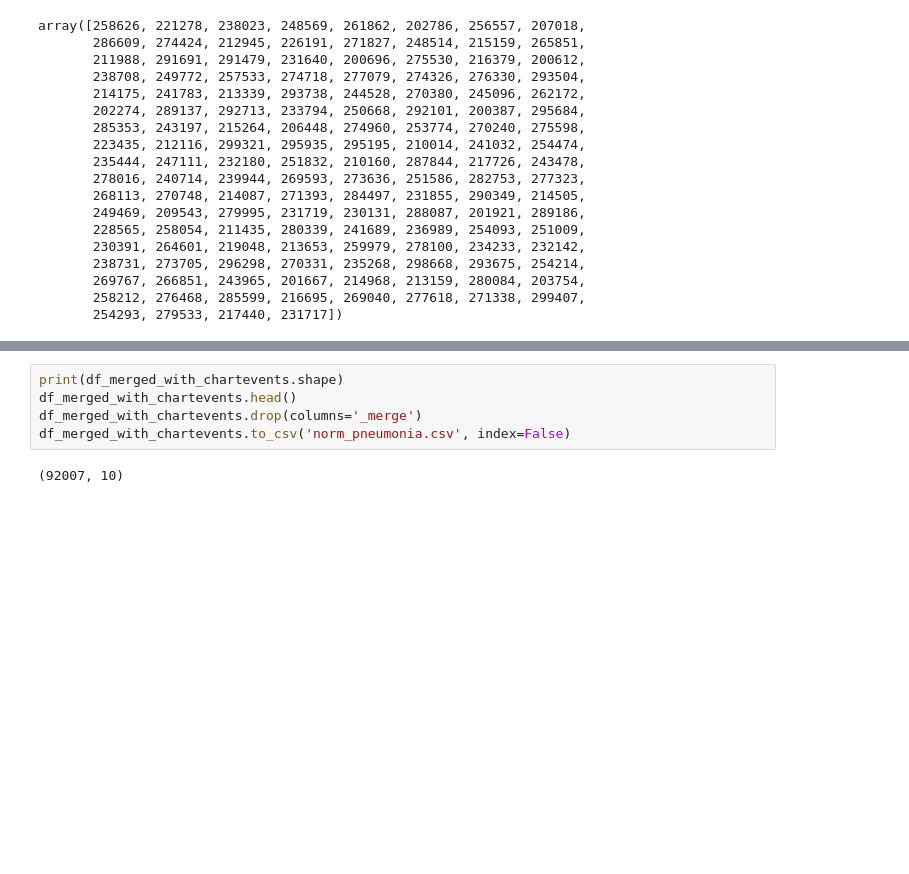
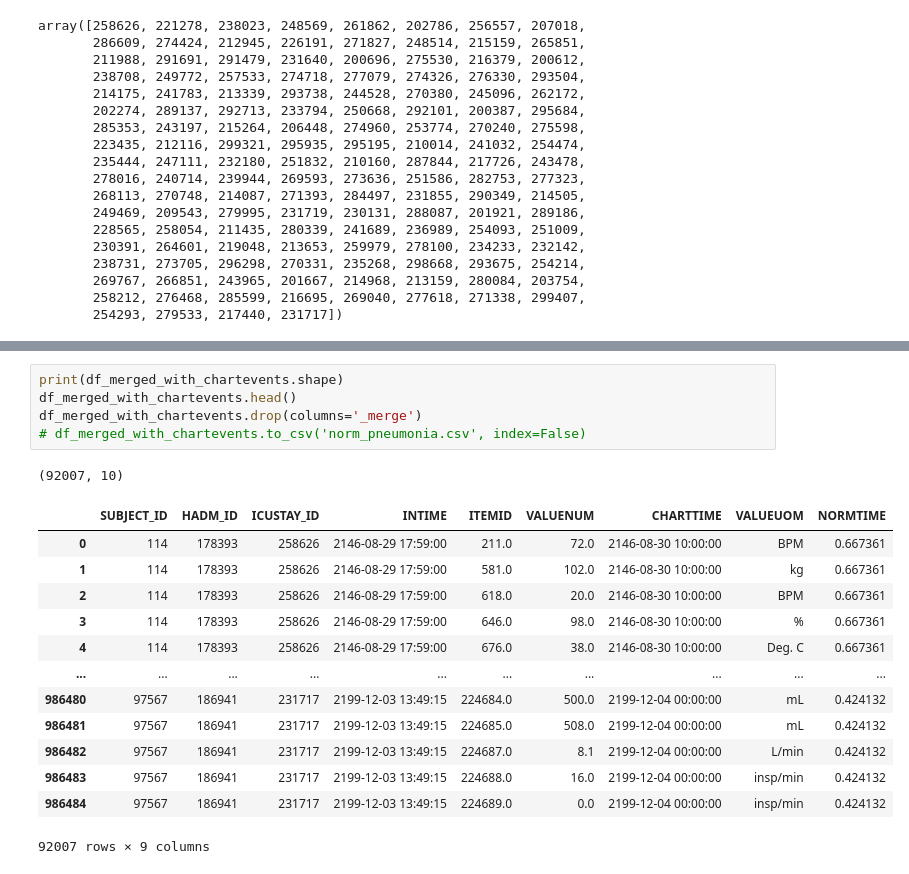
Before and after one commit to Francesinhas/mimic3-length-of-stay-prediction, a Jupyter notebook: 24hVisualisation.ipynb, the cells around one changed output, grey strips where cells are left out. Cells and saved outputs as stored; diff of their text form; blank space fills up the shorter version.

```diff
--- a/24hVisualisation.ipynb
+++ b/24hVisualisation.ipynb
@@ -309,7 +311,20 @@ df_merged.describe().T
 # %%
 print(df_merged_with_chartevents.shape)
 df_merged_with_chartevents.head()
 df_merged_with_chartevents.drop(columns='_merge')
-df_merged_with_chartevents.to_csv('norm_pneumonia.csv', index=False)
+# df_merged_with_chartevents.to_csv('norm_pneumonia.csv', index=False)
 # %% [output]
 (92007, 10)
+|  | SUBJECT_ID | HADM_ID | ICUSTAY_ID | INTIME | ITEMID | VALUENUM | CHARTTIME | VALUEUOM | NORMTIME |
+| 0 | 114 | 178393 | 258626 | 2146-08-29 17:59:00 | 211.0 | 72.0 | 2146-08-30 10:00:00 | BPM | 0.667361 |
+| 1 | 114 | 178393 | 258626 | 2146-08-29 17:59:00 | 581.0 | 102.0 | 2146-08-30 10:00:00 | kg | 0.667361 |
+| 2 | 114 | 178393 | 258626 | 2146-08-29 17:59:00 | 618.0 | 20.0 | 2146-08-30 10:00:00 | BPM | 0.667361 |
+| 3 | 114 | 178393 | 258626 | 2146-08-29 17:59:00 | 646.0 | 98.0 | 2146-08-30 10:00:00 | % | 0.667361 |
+| 4 | 114 | 178393 | 258626 | 2146-08-29 17:59:00 | 676.0 | 38.0 | 2146-08-30 10:00:00 | Deg. C | 0.667361 |
+| ... | ... | ... | ... | ... | ... | ... | ... | ... | ... |
+| 986480 | 97567 | 186941 | 231717 | 2199-12-03 13:49:15 | 224684.0 | 500.0 | 2199-12-04 00:00:00 | mL | 0.424132 |
+| 986481 | 97567 | 186941 | 231717 | 2199-12-03 13:49:15 | 224685.0 | 508.0 | 2199-12-04 00:00:00 | mL | 0.424132 |
+| 986482 | 97567 | 186941 | 231717 | 2199-12-03 13:49:15 | 224687.0 | 8.1 | 2199-12-04 00:00:00 | L/min | 0.424132 |
+| 986483 | 97567 | 186941 | 231717 | 2199-12-03 13:49:15 | 224688.0 | 16.0 | 2199-12-04 00:00:00 | insp/min | 0.424132 |
+| 986484 | 97567 | 186941 | 231717 | 2199-12-03 13:49:15 | 224689.0 | 0.0 | 2199-12-04 00:00:00 | insp/min | 0.424132 |
+92007 rows × 9 columns
```
Also changed, not shown: parts of 6 cells of this notebook.
